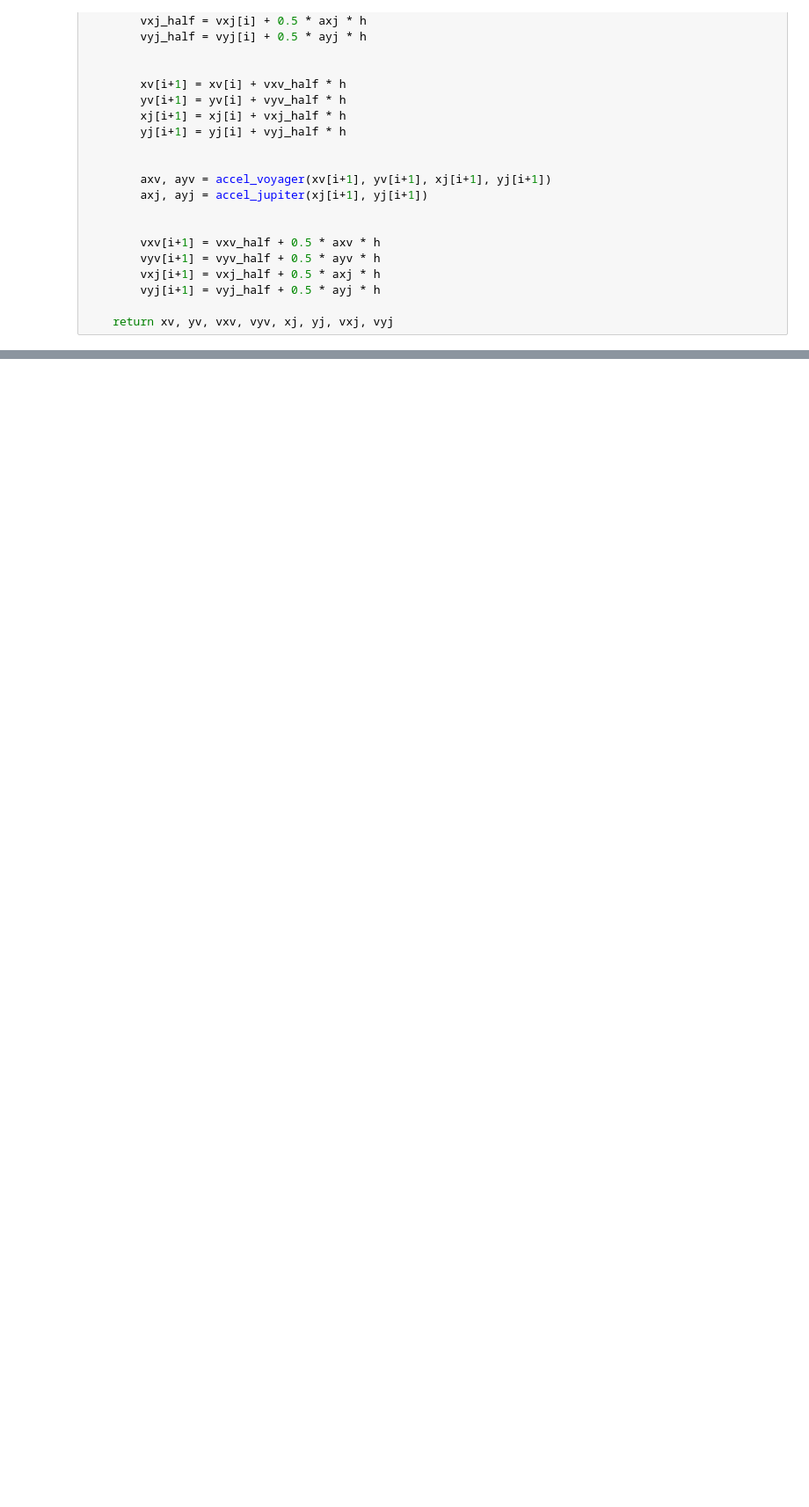
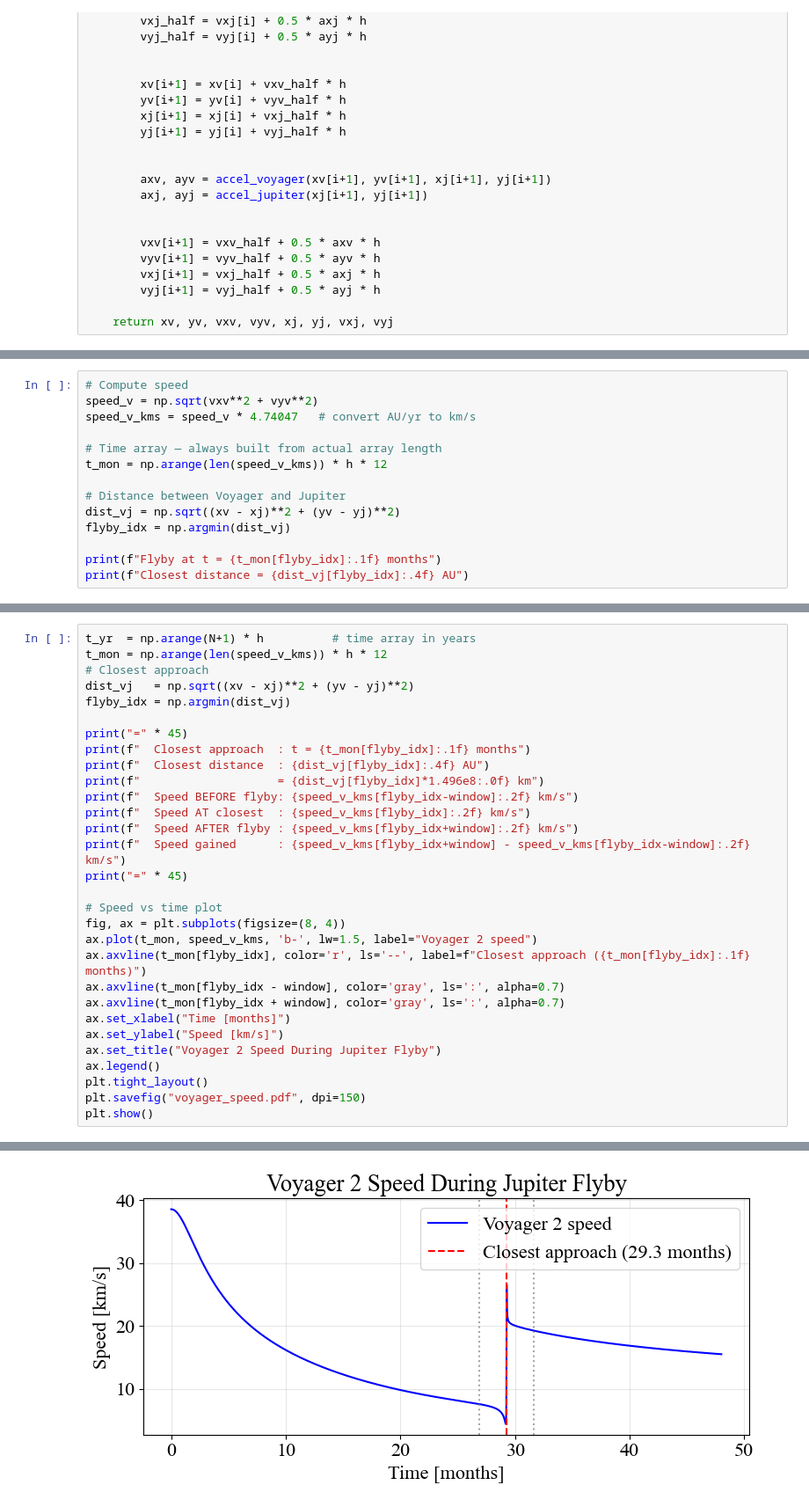
Before and after one commit to Aradhikaaa/N-Body-Simulations, a Jupyter notebook: voyager.ipynb, the cells around one changed output, grey strips where cells are left out. Shown at 88% size. Cells and saved outputs as stored; diff of their text form; blank space fills up the shorter version.

Commit message:
Did speed analysis

```diff
--- a/voyager.ipynb
+++ b/voyager.ipynb
@@ -188,0 +139,14 @@ Speed after flyby  : 17.03 km/s
+# %%
+# Compute speed
+speed_v = np.sqrt(vxv**2 + vyv**2)
+speed_v_kms = speed_v * 4.74047   # convert AU/yr to km/s
+
+# Time array — always built from actual array length
+t_mon = np.arange(len(speed_v_kms)) * h * 12
+
+# Distance between Voyager and Jupiter
+dist_vj = np.sqrt((xv - xj)**2 + (yv - yj)**2)
+flyby_idx = np.argmin(dist_vj)
+
+print(f"Flyby at t = {t_mon[flyby_idx]:.1f} months")
+print(f"Closest distance = {dist_vj[flyby_idx]:.4f} AU")
@@ -251,3 +218,34 @@ display(HTML(ani.to_html5_video()))
 # %% [output]
 [interactive output not drawn]
 <Figure size 800x800 with 0 Axes>
+# %%
+t_yr  = np.arange(N+1) * h          # time array in years
+t_mon = np.arange(len(speed_v_kms)) * h * 12
+# Closest approach
+dist_vj   = np.sqrt((xv - xj)**2 + (yv - yj)**2)
+flyby_idx = np.argmin(dist_vj)
+
+print("=" * 45)
+print(f"  Closest approach  : t = {t_mon[flyby_idx]:.1f} months")
+print(f"  Closest distance  : {dist_vj[flyby_idx]:.4f} AU")
+print(f"                    = {dist_vj[flyby_idx]*1.496e8:.0f} km")
+print(f"  Speed BEFORE flyby: {speed_v_kms[flyby_idx-window]:.2f} km/s")
+print(f"  Speed AT closest  : {speed_v_kms[flyby_idx]:.2f} km/s")
+print(f"  Speed AFTER flyby : {speed_v_kms[flyby_idx+window]:.2f} km/s")
+print(f"  Speed gained      : {speed_v_kms[flyby_idx+window] - speed_v_kms[flyby_idx-window]:.2f} km/s")
+print("=" * 45)
+
+# Speed vs time plot
+fig, ax = plt.subplots(figsize=(8, 4))
+ax.plot(t_mon, speed_v_kms, 'b-', lw=1.5, label="Voyager 2 speed")
+ax.axvline(t_mon[flyby_idx], color='r', ls='--', label=f"Closest approach ({t_mon[flyby_idx]:.1f} months)")
+ax.axvline(t_mon[flyby_idx - window], color='gray', ls=':', alpha=0.7)
+ax.axvline(t_mon[flyby_idx + window], color='gray', ls=':', alpha=0.7)
+ax.set_xlabel("Time [months]")
+ax.set_ylabel("Speed [km/s]")
+ax.set_title("Voyager 2 Speed During Jupiter Flyby")
+ax.legend()
+plt.tight_layout()
+plt.savefig("voyager_speed.pdf", dpi=150)
+plt.show()
+# %% [output]
@@ -253,0 +261 @@ display(HTML(ani.to_html5_video()))
+[figure, added]
```
Also changed, not shown: parts of 8 cells of this notebook.
